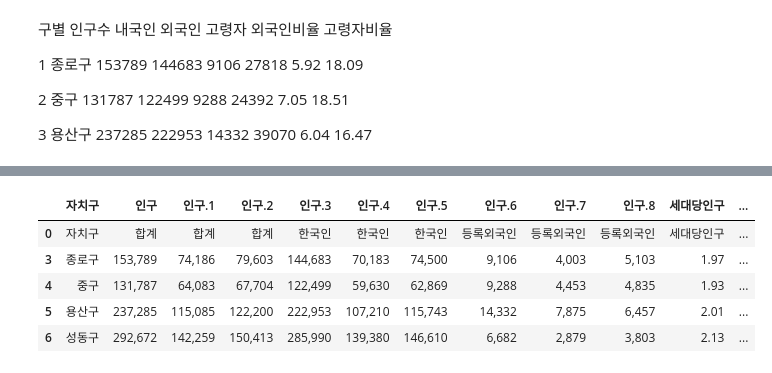
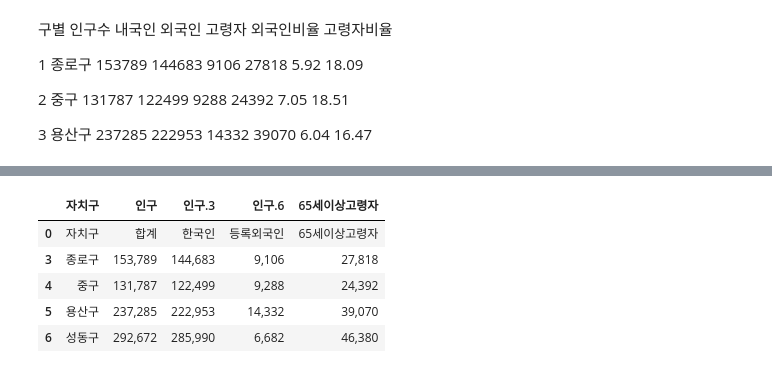
Before and after one commit to qomalq/DataAnalysis-Lecture, a Jupyter notebook: 02.Pandas/과제.ipynb, the cells around one changed output, grey strips where cells are left out. Saved outputs shown, nothing was run; the diff lists cells and outputs as text; code cells hidden in the pictures.

```diff
--- a/02.Pandas/과제.ipynb
+++ b/02.Pandas/과제.ipynb
@@ -89,16 +86,15 @@ df.head()
 | 3 | 2021 | 종로구 | 73,494 | 153,789 | 74,186 | 79,603 | 144,683 | 70,183 | 74,500 | 9,106 | 4,003 | ... |
 | 4 | 2021 | 중구 | 63,519 | 131,787 | 64,083 | 67,704 | 122,499 | 59,630 | 62,869 | 9,288 | 4,453 | ... |
 # %%
-# 불필요한 행열 삭제
+# 불필요한 행열 삭제  기간	세대인구.1	인구.2 인구.4	인구.5 인구.7	인구.8	세대당인구
 df.drop([1], axis=0, inplace=True)
 df.drop([2], axis=0, inplace=True)
-df.drop(['기간'], axis=1, inplace=True)
-df.drop(['세대'], axis=1, inplace=True)
+df.drop(['기간','세대','인구.1', '인구.2', '인구.4', '인구.5', '인구.7', '인구.8', '세대당인구'], axis=1, inplace=True)
 df.head()
 # %% [output]
-|  | 자치구 | 인구 | 인구.1 | 인구.2 | 인구.3 | 인구.4 | 인구.5 | 인구.6 | 인구.7 | 인구.8 | 세대당인구 | ... |
-| 0 | 자치구 | 합계 | 합계 | 합계 | 한국인 | 한국인 | 한국인 | 등록외국인 | 등록외국인 | 등록외국인 | 세대당인구 | ... |
-| 3 | 종로구 | 153,789 | 74,186 | 79,603 | 144,683 | 70,183 | 74,500 | 9,106 | 4,003 | 5,103 | 1.97 | ... |
-| 4 | 중구 | 131,787 | 64,083 | 67,704 | 122,499 | 59,630 | 62,869 | 9,288 | 4,453 | 4,835 | 1.93 | ... |
-| 5 | 용산구 | 237,285 | 115,085 | 122,200 | 222,953 | 107,210 | 115,743 | 14,332 | 7,875 | 6,457 | 2.01 | ... |
-| 6 | 성동구 | 292,672 | 142,259 | 150,413 | 285,990 | 139,380 | 146,610 | 6,682 | 2,879 | 3,803 | 2.13 | ... |
+|  | 자치구 | 인구 | 인구.3 | 인구.6 | 65세이상고령자 |
+| 0 | 자치구 | 합계 | 한국인 | 등록외국인 | 65세이상고령자 |
+| 3 | 종로구 | 153,789 | 144,683 | 9,106 | 27,818 |
+| 4 | 중구 | 131,787 | 122,499 | 9,288 | 24,392 |
+| 5 | 용산구 | 237,285 | 222,953 | 14,332 | 39,070 |
+| 6 | 성동구 | 292,672 | 285,990 | 6,682 | 46,380 |
```
Also changed, not shown: parts of 8 cells of this notebook, 1 other file.
